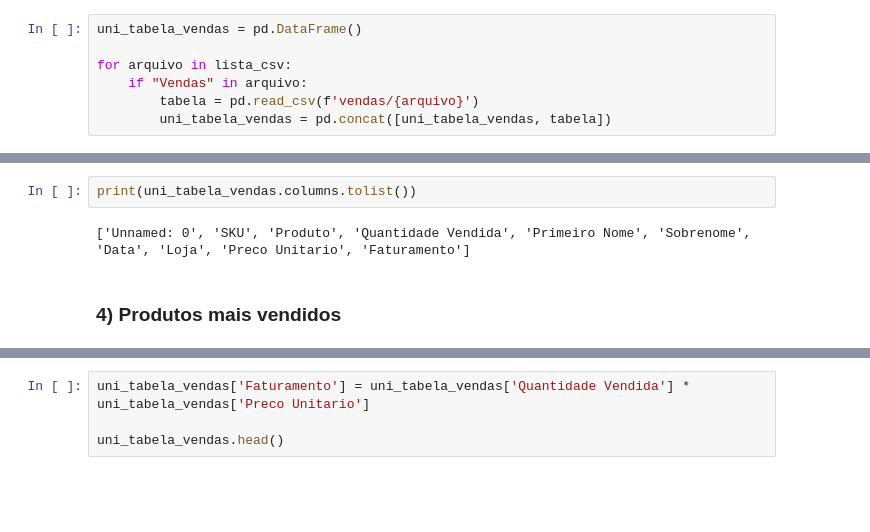
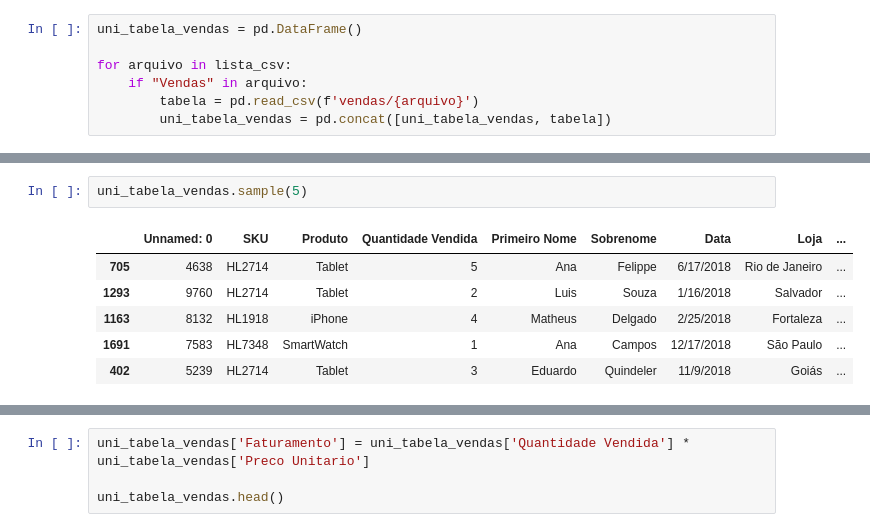
Before and after one commit to FilipeCamara/analise-de-vendas, a Jupyter notebook: sales-analysis.ipynb, the cells around one changed output, grey strips where cells are left out. Cells and saved outputs as stored; diff of their text form; blank space fills up the shorter version.

```diff
--- a/sales-analysis.ipynb
+++ b/sales-analysis.ipynb
@@ -102,6 +70,9 @@ display(uni_tabela_vendas)
-# %%
-print(uni_tabela_vendas.columns.tolist())
-# %% [output]
-['Unnamed: 0', 'SKU', 'Produto', 'Quantidade Vendida', 'Primeiro Nome', 'Sobrenome', 'Data', 'Loja', 'Preco Unitario', 'Faturamento']
-# %% [markdown]
-### 4) Produtos mais vendidos
+# %%
+uni_tabela_vendas.sample(5)
+# %% [output]
+|  | Unnamed: 0 | SKU | Produto | Quantidade Vendida | Primeiro Nome | Sobrenome | Data | Loja | ... |
+| 705 | 4638 | HL2714 | Tablet | 5 | Ana | Felippe | 6/17/2018 | Rio de Janeiro | ... |
+| 1293 | 9760 | HL2714 | Tablet | 2 | Luis | Souza | 1/16/2018 | Salvador | ... |
+| 1163 | 8132 | HL1918 | iPhone | 4 | Matheus | Delgado | 2/25/2018 | Fortaleza | ... |
+| 1691 | 7583 | HL7348 | SmartWatch | 1 | Ana | Campos | 12/17/2018 | São Paulo | ... |
+| 402 | 5239 | HL2714 | Tablet | 3 | Eduardo | Quindeler | 11/9/2018 | Goiás | ... |
```
Also changed, not shown: parts of 26 cells of this notebook, 3 other files.
